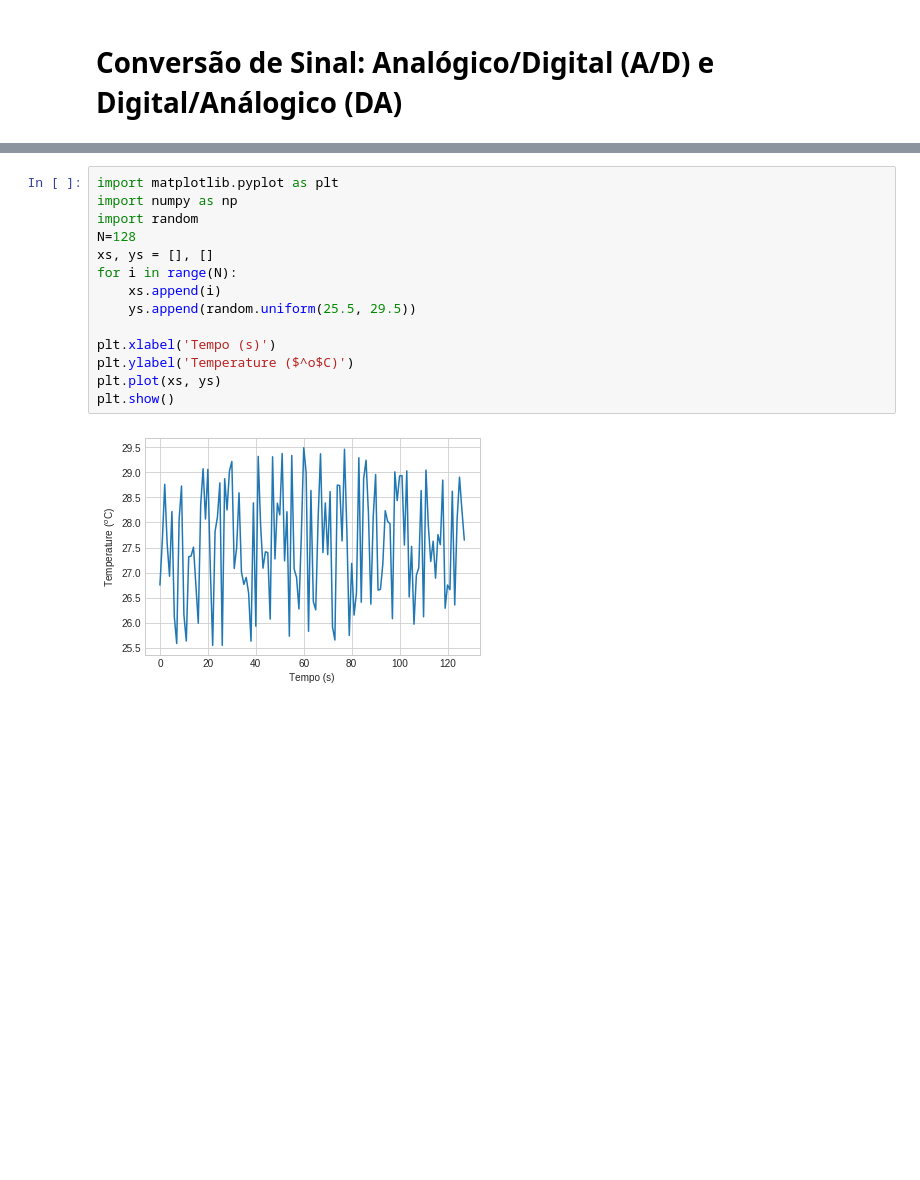
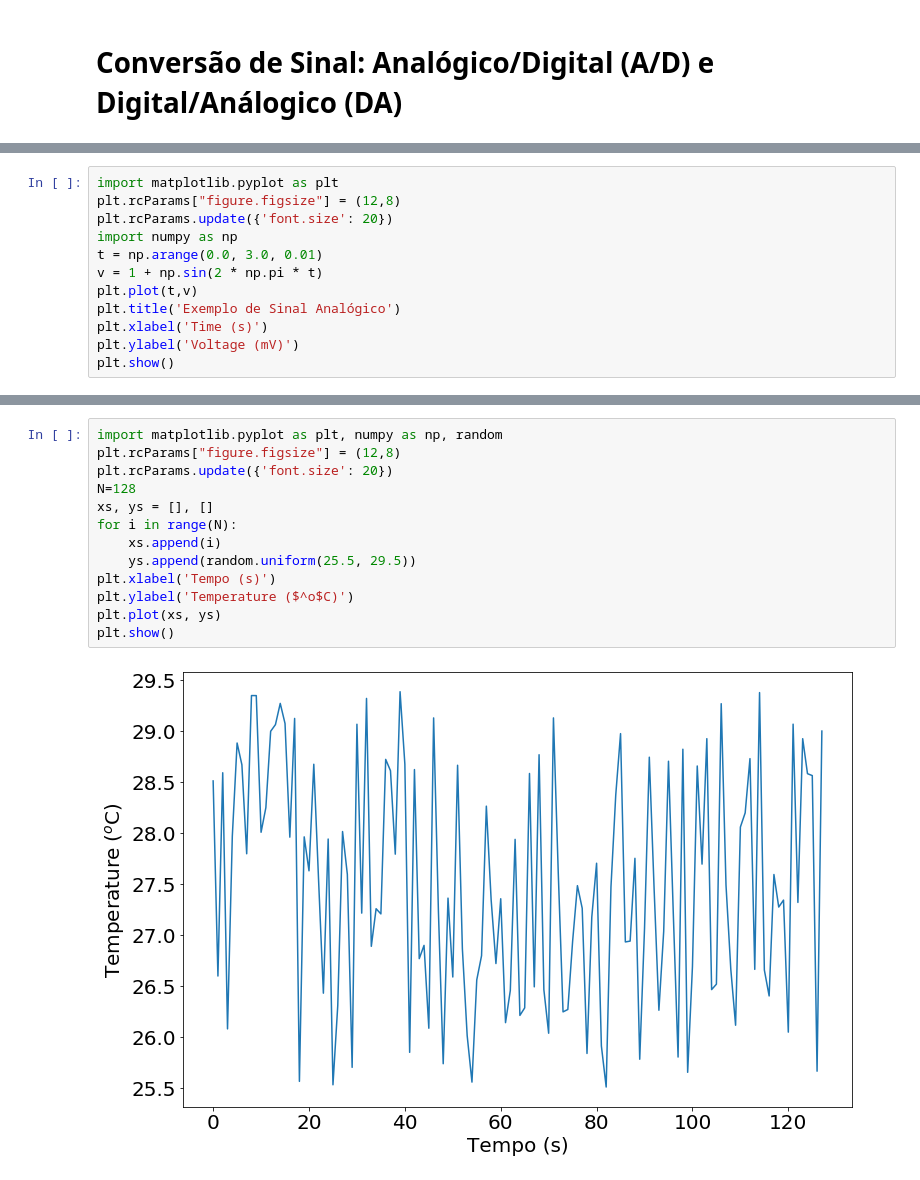
Before and after one commit to aholanda/edu-sistemas-embarcados, a Jupyter notebook: notebooks/Semana01.ipynb, the cells around one changed output, grey strips where cells are left out. Drawn from its saved outputs; the diff is of its cells as text; blank space fills up the shorter version.

```diff
--- a/notebooks/Semana01.ipynb
+++ b/notebooks/Semana01.ipynb
@@ -6,0 +67,12 @@ Exemplo: Conversão de temperatura
+# %%
+import matplotlib.pyplot as plt
+plt.rcParams["figure.figsize"] = (12,8)
+plt.rcParams.update({'font.size': 20})
+import numpy as np
+t = np.arange(0.0, 3.0, 0.01)
+v = 1 + np.sin(2 * np.pi * t)
+plt.plot(t,v)
+plt.title('Exemplo de Sinal Analógico')
+plt.xlabel('Time (s)')
+plt.ylabel('Voltage (mV)')
+plt.show()
@@ -7,19 +88,18 @@ Exemplo: Conversão de temperatura
 # %%
-import matplotlib.pyplot as plt
-import numpy as np
-import random
+import matplotlib.pyplot as plt, numpy as np, random
+plt.rcParams["figure.figsize"] = (12,8)
+plt.rcParams.update({'font.size': 20})
 N=128
 xs, ys = [], []
 for i in range(N):
     xs.append(i)
     ys.append(random.uniform(25.5, 29.5))
-
 plt.xlabel('Tempo (s)')
 plt.ylabel('Temperature ($^o$C)')
 plt.plot(xs, ys)
 plt.show()
 # %% [output]
-[figure, old version]
+[figure, new version]
 # %%
 delta_x = 10
 plt.plot(xs, ys)
```
Also changed, not shown: parts of 11 cells of this notebook.
